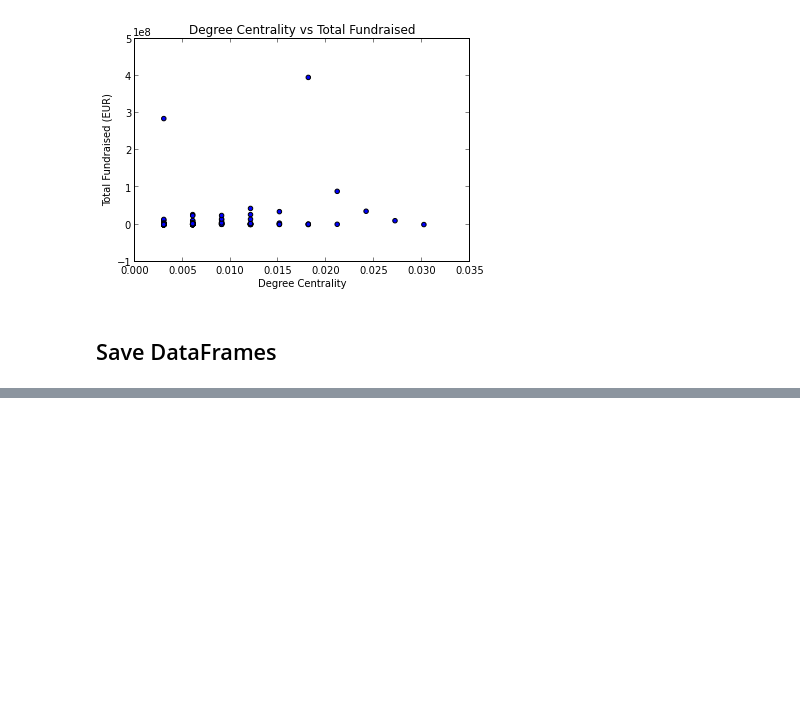
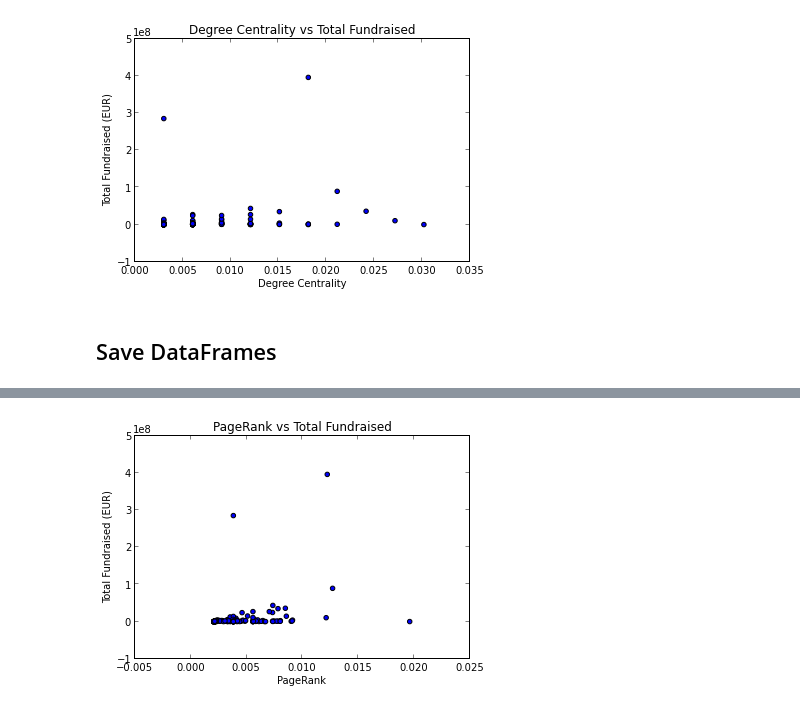
Before and after one commit to arkeats/IP_Demo, a Jupyter notebook: Crunch_IP.ipynb, the cells around one changed output, grey strips where cells are left out. Drawn from its saved outputs; the diff is of its cells as text; code cells hidden in the pictures; blank space fills up the shorter version.

```diff
--- a/Crunch_IP.ipynb
+++ b/Crunch_IP.ipynb
@@ -603,0 +645,2 @@ b.to_csv('deg_central.csv', sep=',', encoding='utf-8',index=False)
+# %%
+pr=nx.pagerank(DG1)
@@ -603,0 +653,12 @@ b.to_csv('deg_central.csv', sep=',', encoding='utf-8',index=False)
+# %%
+co6=DataFrame(pr.items(), columns=['company','pagerank'])
+b=co6.merge(h2, on='company')
+x=list(b['pagerank'])
+y=list(b['money'].astype(float))
+plt.scatter(x,y)
+plt.xlabel('PageRank')
+plt.ylabel('Total Fundraised (EUR)')
+plt.title(r'PageRank vs Total Fundraised')
+plt.show()
+# %% [output]
+[figure, added]
```
Also changed, not shown: parts of 24 cells of this notebook.
